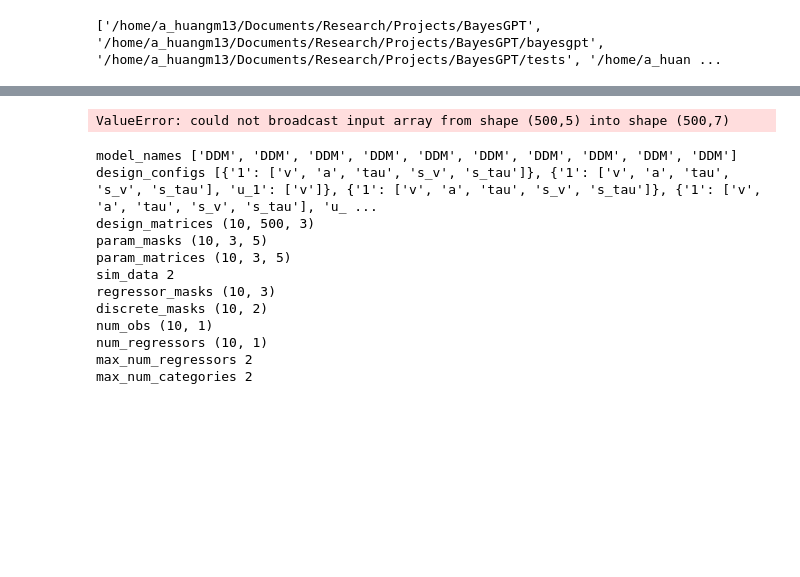
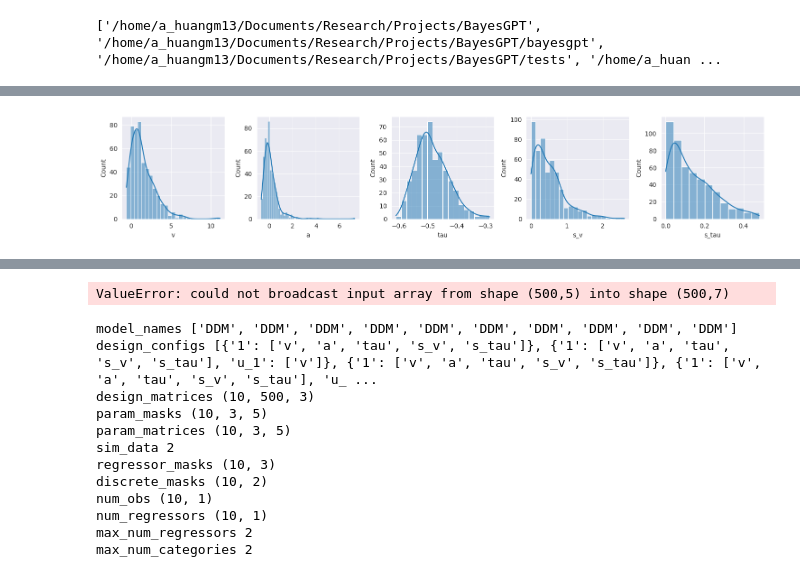
Before and after one commit to bayesflow-org/CogFormer, a Jupyter notebook: playgrounds/model_family_playground.ipynb, the cells around one changed output, grey strips where cells are left out. Drawn from its saved outputs; the diff is of its cells as text; code cells hidden in the pictures; blank space fills up the shorter version.

```diff
--- a/playgrounds/model_family_playground.ipynb
+++ b/playgrounds/model_family_playground.ipynb
@@ -31,0 +67,4 @@ ddm_family = NestedModelFamily(
+# %%
+out
+# %% [output]
+[figure, added]
```
Also changed, not shown: parts of 8 cells of this notebook.
